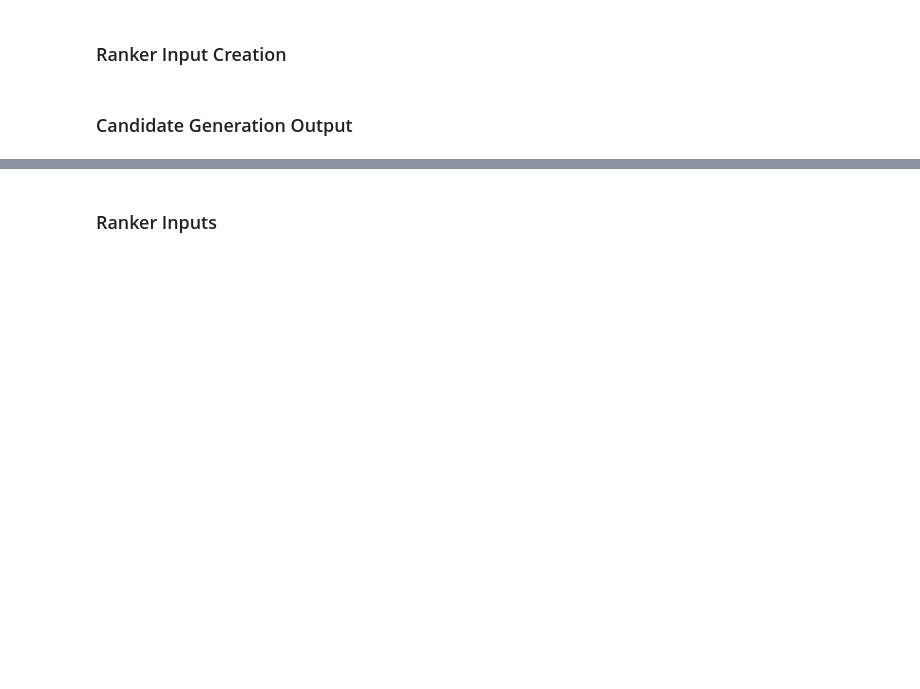
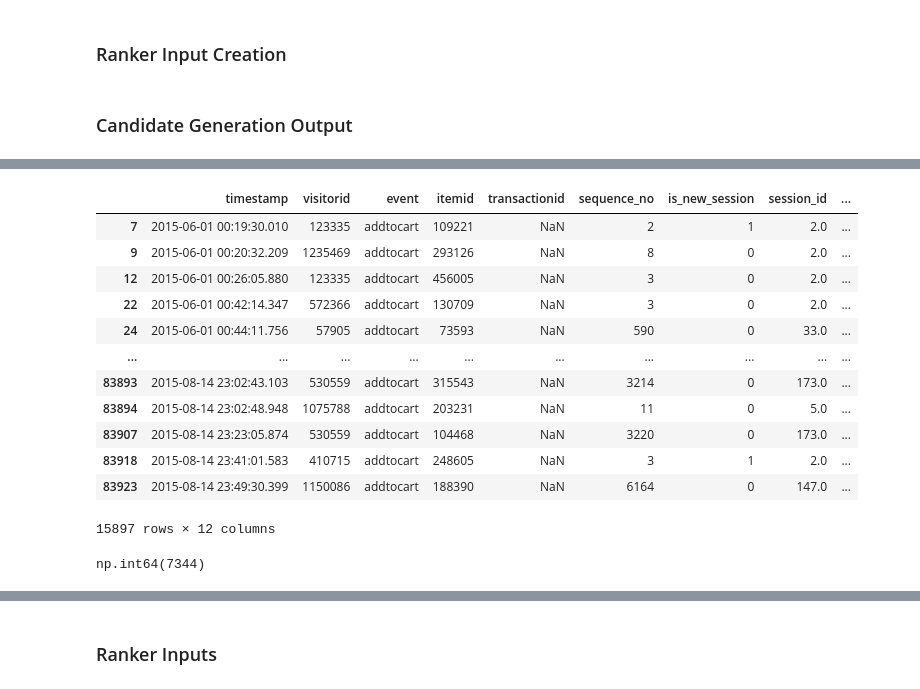
Before and after one commit to Ashu-42/TwoStage_RecommenderSystems_RetailRocket, a Jupyter notebook: notebook/04_ranker_dataset_creation.ipynb, the cells around one changed output, grey strips where cells are left out. Drawn from its saved outputs; the diff is of its cells as text; code cells hidden in the pictures; blank space fills up the shorter version.

```diff
--- a/notebook/04_ranker_dataset_creation.ipynb
+++ b/notebook/04_ranker_dataset_creation.ipynb
@@ -747,0 +792,29 @@ for i in range(1,block_num+1):
+# %%
+ch_dfs = [query_inputs[k] for k in range(1,6)]
+comb_ch_df = pd.concat(ch_dfs, axis=0, ignore_index=True)
+
+ch_df2 = pd.merge(left=session_df, right=comb_ch_df[['visitorid', 'session_id']], on=['visitorid', 'session_id'], how='inner')
+
+ch_df2[ch_df2.event.isin(['addtocart'])]
+
+# comb_ch_df.columns
+# %% [output]
+|  | timestamp | visitorid | event | itemid | transactionid | sequence_no | is_new_session | session_id | ... |
+| 7 | 2015-06-01 00:19:30.010 | 123335 | addtocart | 109221 | NaN | 2 | 1 | 2.0 | ... |
+| 9 | 2015-06-01 00:20:32.209 | 1235469 | addtocart | 293126 | NaN | 8 | 0 | 2.0 | ... |
+| 12 | 2015-06-01 00:26:05.880 | 123335 | addtocart | 456005 | NaN | 3 | 0 | 2.0 | ... |
+| 22 | 2015-06-01 00:42:14.347 | 572366 | addtocart | 130709 | NaN | 3 | 0 | 2.0 | ... |
+| 24 | 2015-06-01 00:44:11.756 | 57905 | addtocart | 73593 | NaN | 590 | 0 | 33.0 | ... |
+| ... | ... | ... | ... | ... | ... | ... | ... | ... | ... |
+| 83893 | 2015-08-14 23:02:43.103 | 530559 | addtocart | 315543 | NaN | 3214 | 0 | 173.0 | ... |
+| 83894 | 2015-08-14 23:02:48.948 | 1075788 | addtocart | 203231 | NaN | 11 | 0 | 5.0 | ... |
+| 83907 | 2015-08-14 23:23:05.874 | 530559 | addtocart | 104468 | NaN | 3220 | 0 | 173.0 | ... |
+| 83918 | 2015-08-14 23:41:01.583 | 410715 | addtocart | 248605 | NaN | 3 | 1 | 2.0 | ... |
+| 83923 | 2015-08-14 23:49:30.399 | 1150086 | addtocart | 188390 | NaN | 6164 | 0 | 147.0 | ... |
+15897 rows × 12 columns
+# %%
+comb_ch_df.future_order_items.apply(len).sum()
+# .future_engagement_items.apply(len).sum()
+# , 'transaction'
+# %% [output]
+np.int64(7344)
```
Also changed, not shown: parts of 26 cells of this notebook, 1 other file.
